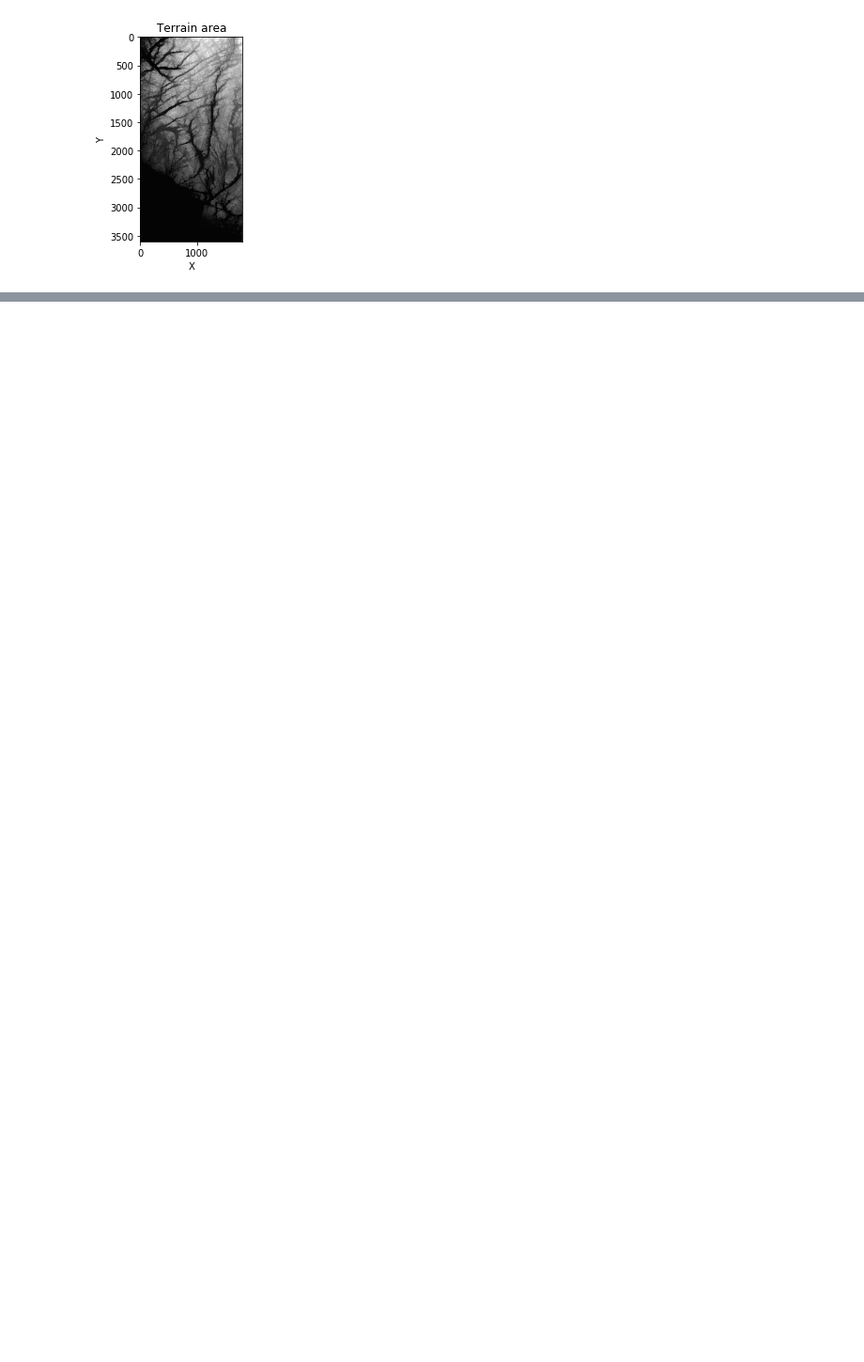
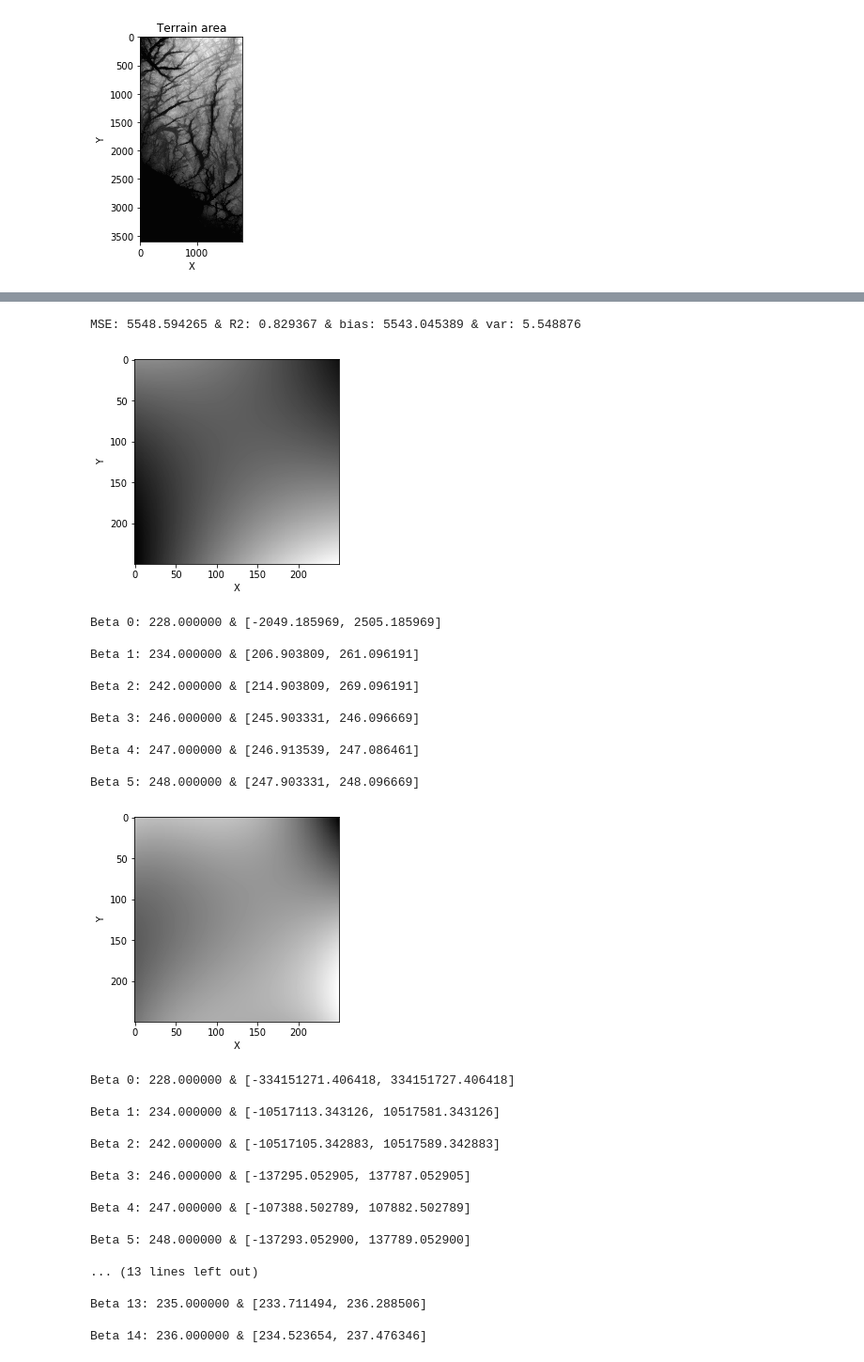
Before and after one commit to Liang521Bo/FYS3150-4150, a Jupyter notebook: Project 1/trashcode/Project 1 Liang Jia 6.ipynb, the cells around one changed output, grey strips where cells are left out. Shown at 94% size. Drawn from its saved outputs; the diff is of its cells as text; code cells hidden in the pictures; blank space fills up the shorter version.

```diff
--- a/Project 1/trashcode/Project 1 Liang Jia 6.ipynb
+++ b/Project 1/trashcode/Project 1 Liang Jia 6.ipynb
@@ -278,0 +417,77 @@ beta_ridge.shape
+# %%
+# Evaluate model with bootstrap algorithm
+
+MSE, R2, bias, variance = bootstrap(xt, yt, zt, p_degree=8, method='Ridge', n_bootstrap=100)
+print('MSE: {0:5f} & R2: {1:5f} & bias: {2:5f} & var: {3:5f}'.format(MSE, R2, bias, variance))
+# %% [output]
+MSE: 5548.594265 & R2: 0.829367 & bias: 5543.045389 & var: 5.548876
+# %%
+degree = [2, 4, 6, 8]
+
+for d in degree:
+    beta = Lasso(xt, yt, zt, degree=d)
+
+    M_ = np.c_[xt, yt]
+    poly = PolynomialFeatures(d)
+    M = poly.fit_transform(M_)
+    z_predict = M.dot(beta)
+
+
+    T = np.zeros([num_rows, num_cols])
+    index = 0
+    # create matrix for imshow
+    for i in range(0, num_rows):
+        for j in range(0, num_cols):
+            T[i, j] = (z_predict[index])
+            index += 1
+    plt.figure()
+    plt.imshow(T, cmap='gray')
+    plt.xlabel('X')
+    plt.ylabel('Y')
+    plt.show()
+
+
+    z_test = np.zeros(zt.shape[0])
+    for i in range(zt.shape[0]):
+        z_test[i] = zt[i][0]
+
+    beta_test = np.zeros(beta.shape[0])
+    for i in range(beta.shape[0]):
+        beta_test[i] = zt[i][0]
+
+
+    conf1, conf2 = betaCI_OLS(z_test, beta_test, M)
+    #print(conf2.shape)
+    for i in range(len(conf1)):
+        print('Beta {0}: {1:5f} & [{2:5f}, {3:5f}] \n'.format(i, beta_test[i], conf1[i], conf2[i]))
+# %% [output]
+[figure, added]
+Beta 0: 228.000000 & [-2049.185969, 2505.185969]
+
+Beta 1: 234.000000 & [206.903809, 261.096191]
+
+Beta 2: 242.000000 & [214.903809, 269.096191]
+
+Beta 3: 246.000000 & [245.903331, 246.096669]
+
+Beta 4: 247.000000 & [246.913539, 247.086461]
+
+Beta 5: 248.000000 & [247.903331, 248.096669]
+[figure, added]
+Beta 0: 228.000000 & [-334151271.406418, 334151727.406418]
+
+Beta 1: 234.000000 & [-10517113.343126, 10517581.343126]
+
+Beta 2: 242.000000 & [-10517105.342883, 10517589.342883]
+
+Beta 3: 246.000000 & [-137295.052905, 137787.052905]
+
+Beta 4: 247.000000 & [-107388.502789, 107882.502789]
+
+Beta 5: 248.000000 & [-137293.052900, 137789.052900]
+
+... (13 lines left out)
+
+Beta 13: 235.000000 & [233.711494, 236.288506]
+
+Beta 14: 236.000000 & [234.523654, 237.476346]
```
Also changed, not shown: parts of 16 cells of this notebook, 25 other files.
